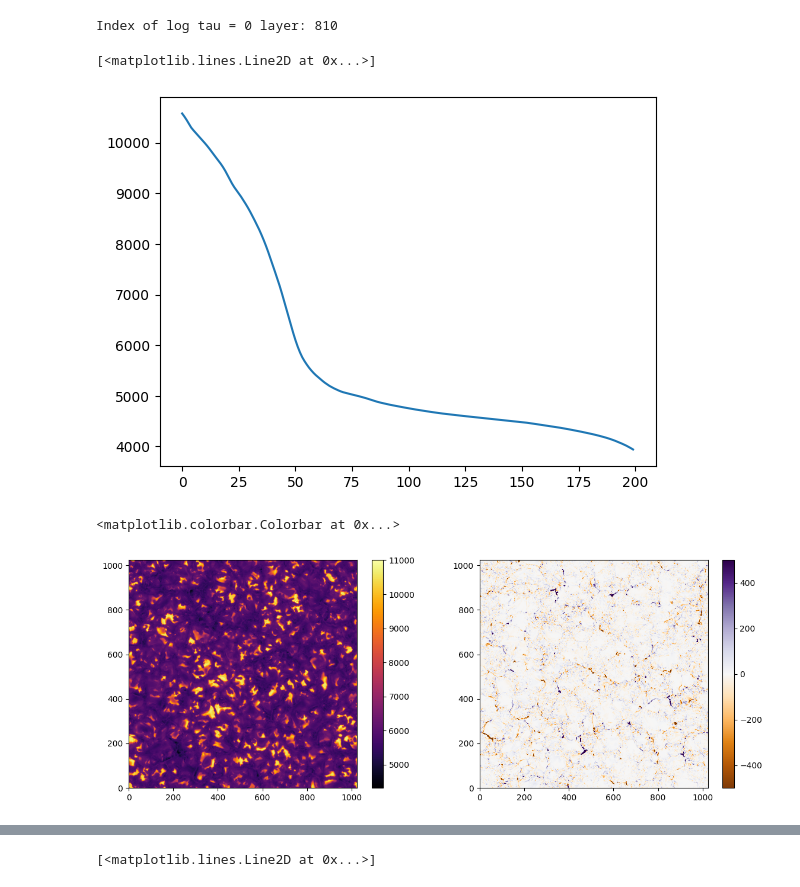
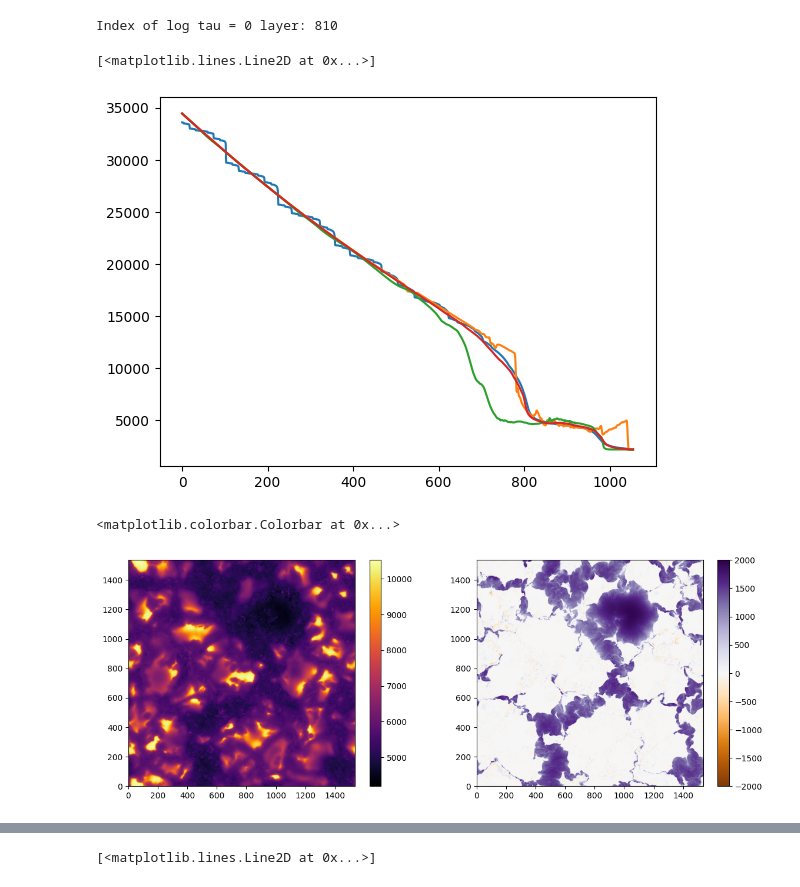
Before and after one commit to ivanzmilic/snapy, a Jupyter notebook: muram_3D_visualization.ipynb, the cells around one changed output, grey strips where cells are left out. Saved outputs shown, nothing was run; the diff lists cells and outputs as text; code cells hidden in the pictures.

```diff
--- a/muram_3D_visualization.ipynb
+++ b/muram_3D_visualization.ipynb
@@ -64,21 +64,24 @@ Index of log tau = 0 layer: 810
 # %%
 Tmean = np.mean(cube.Temp, axis=(1,2))
 # %%
-plt.plot(Tmean[760:960])
+plt.plot(Tmean)
+plt.plot(cube.Temp[:,128,192])
+plt.plot(cube.Temp[:,1100,1200])
+plt.plot(np.mean(cube.Temp[:,1100,:], axis=(1)))
 # %% [output]
 [<matplotlib.lines.Line2D at 0x...>]
-[figure, old version]
+[figure, new version]
 # %%
 plt.figure(figsize=(14,5))
 plt.subplot(1,2,1)
-plt.imshow(cube.Temp[49,:,:].T, origin='lower', cmap='inferno')
+plt.imshow(cube.Temp[810,:,:].T, origin='lower', cmap='inferno')
 plt.colorbar()
 plt.subplot(1,2,2)
-plt.imshow(cube.Bx[49,:,:].T*np.sqrt(4.0*np.pi), origin='lower', cmap='PuOr', vmin=-500, vmax=500)
+plt.imshow(cube.Bx[810,:,:].T*np.sqrt(4.0*np.pi), origin='lower', cmap='PuOr', vmin=-2000, vmax=2000)
 plt.colorbar()
 # %% [output]
 <matplotlib.colorbar.Colorbar at 0x...>
-[figure, old version]
+[figure, new version]
 # %%
 # Quick packing:
 number = 2100
```
Also changed, not shown: 3 other files.
